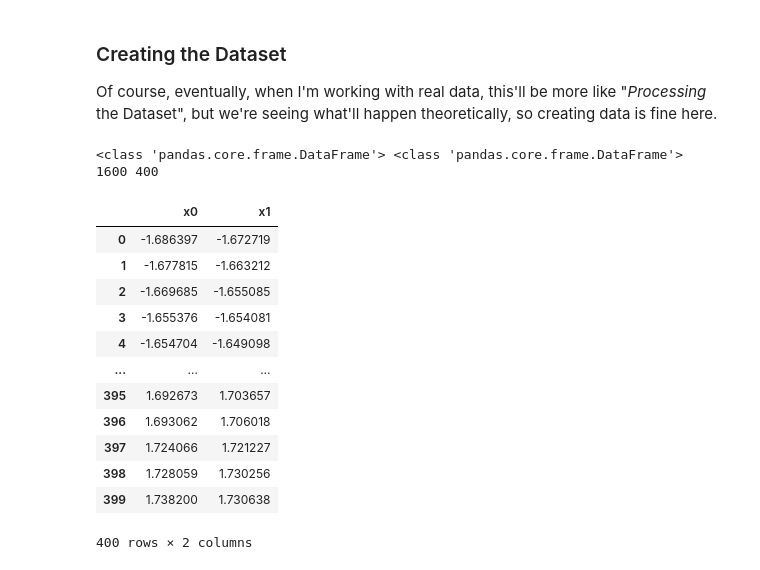
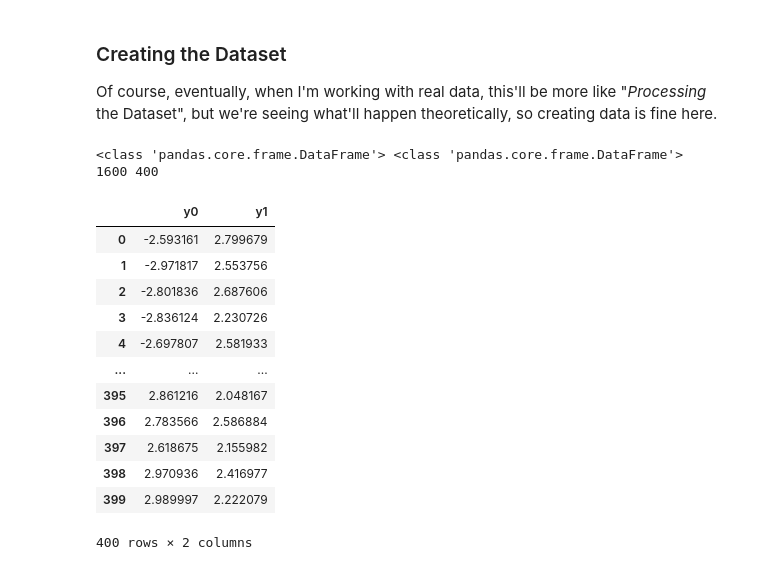
Before and after one commit to tresul03/final_year_project, a Jupyter notebook: src/week6/normalisation.ipynb, the cells around one changed output. Cells and saved outputs as stored; diff of their text form; code cells hidden in the pictures.

```diff
--- a/src/week6/normalisation.ipynb
+++ b/src/week6/normalisation.ipynb
@@ -207,38 +207,41 @@ Of course, eventually, when I'm working with real data, this'll be more like "*P
 # %%
 x0, x1 = torch.rand(2000)*6 - 3, torch.rand(2000)*6 - 3
 
 #declaring target functions and their outputs
 clean_f0 = lambda x0, x1: 4*np.power(x0, 5) + 12*np.power(x1, 3) - 5
 clean_f1 = lambda x0, x1: 3*np.power(x0, 4) - 7*np.power(x1, 2) + 9*x0*x1
+# clean_f0 = lambda x0, x1: x1 + x0
+# clean_f1 = lambda x0, x1: x1 - x0
+
 clean_y0, clean_y1 = clean_f0(x0, x1), clean_f1(x0, x1)
 
 #declaring noisy functions and their outputs
 max_y0_scale, max_y1_scale = clean_y0.max()*0.2, clean_y1.max()*0.2 #scale for noisy function
 f0 = lambda x0, x1: clean_f0(x0, x1) + (max_y0_scale*torch.rand(x0.size()) - max_y0_scale/2)
 f1 = lambda x0, x1: clean_f1(x0, x1) + (max_y1_scale*torch.rand(x0.size()) - max_y1_scale/2)
 
 #processing dataset
 df = pd.DataFrame({'x0': x0, 'x1': x1})
 #save this df to csv
 df.to_csv("../../data/normalisation/initial_data.csv")
 
 x_train, x_test, y_train, y_test = generate_dataset(df, f0, f1)
-x_test
+y_test
 # %% [output]
 <class 'pandas.core.frame.DataFrame'> <class 'pandas.core.frame.DataFrame'>
 1600 400
-|  | x0 | x1 |
-| 0 | -1.686397 | -1.672719 |
-| 1 | -1.677815 | -1.663212 |
-| 2 | -1.669685 | -1.655085 |
-| 3 | -1.655376 | -1.654081 |
-| 4 | -1.654704 | -1.649098 |
+|  | y0 | y1 |
+| 0 | -2.593161 | 2.799679 |
+| 1 | -2.971817 | 2.553756 |
+| 2 | -2.801836 | 2.687606 |
+| 3 | -2.836124 | 2.230726 |
+| 4 | -2.697807 | 2.581933 |
 | ... | ... | ... |
-| 395 | 1.692673 | 1.703657 |
-| 396 | 1.693062 | 1.706018 |
-| 397 | 1.724066 | 1.721227 |
-| 398 | 1.728059 | 1.730256 |
-| 399 | 1.738200 | 1.730638 |
+| 395 | 2.861216 | 2.048167 |
+| 396 | 2.783566 | 2.586884 |
+| 397 | 2.618675 | 2.155982 |
+| 398 | 2.970936 | 2.416977 |
+| 399 | 2.989997 | 2.222079 |
 400 rows × 2 columns
 # %%
 #converting data to tensors for the model to use
```
Also changed, not shown: parts of 2 cells of this notebook, 2 other files.
